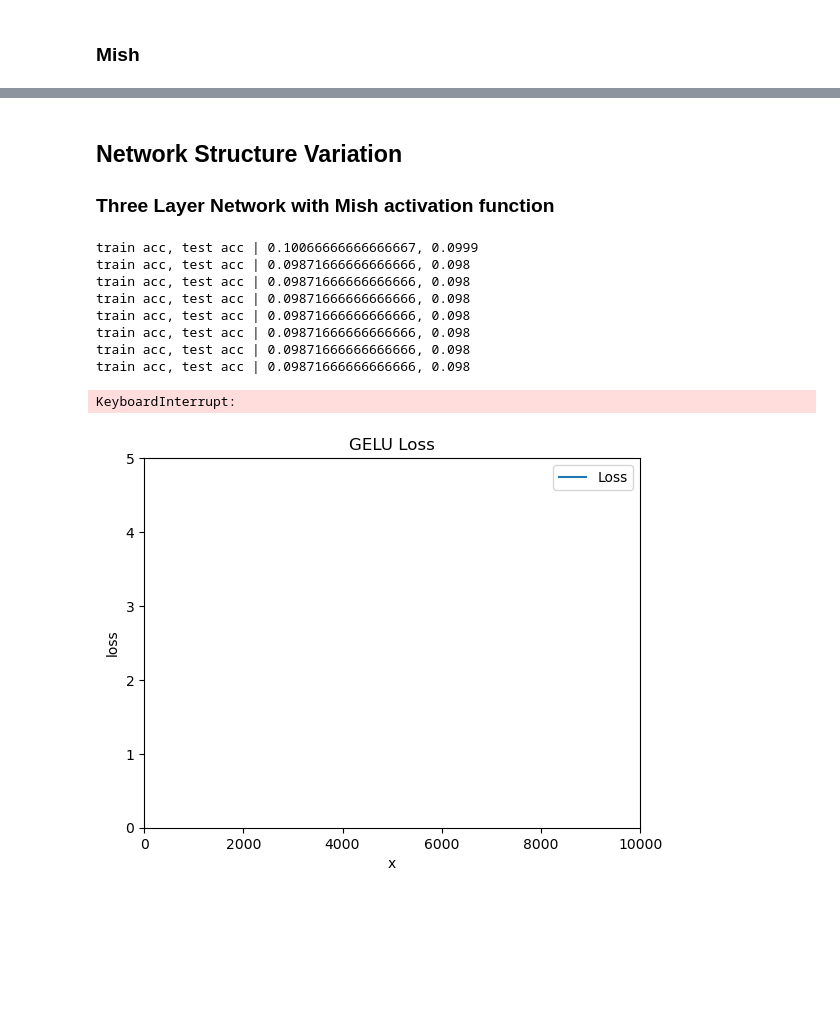
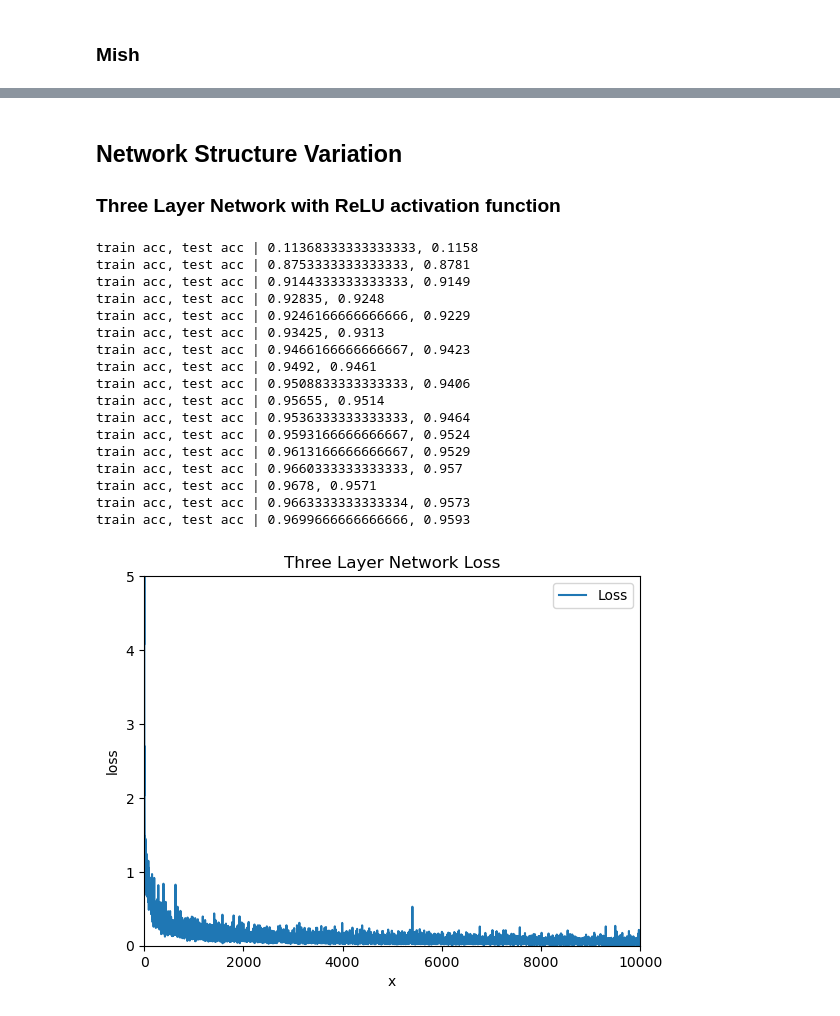
Before and after one commit to Thinline20/mnist_assignment, a Jupyter notebook: src/modified_net.ipynb, the cells around one changed output, grey strips where cells are left out. Saved outputs shown, nothing was run; the diff lists cells and outputs as text; code cells hidden in the pictures; blank space fills up the shorter version.

Commit message:
Add Three layer network

```diff
--- a/src/modified_net.ipynb
+++ b/src/modified_net.ipynb
@@ -189,62 +190,70 @@ final test accuracy: 0.9632
 # %% [markdown]
 ## Network Structure Variation
 
-### Three Layer Network with Mish activation function
+### Three Layer Network with ReLU activation function
 # %%
-gelu_network = BackPropagationNet(784, 100, 50, 10, activation_layer=Swish)
+tln_network = ThreeLayerNet(784, 60, 60, 10, activation_layer=ReLU)
 
-gelu_iters_num = 10000
-gelu_batch_size = 100
-gelu_lr = 0.1
+tln_iters_num = 10000
+tln_batch_size = 100
+tln_lr = 0.1
 
-gelu_train_loss_list = []
-gelu_train_acc_list = []
-gelu_test_acc_list = []
+tln_train_loss_list = []
+tln_train_acc_list = []
+tln_test_acc_list = []
 
-gelu_iter_per_epoch = max(train_size / gelu_batch_size, 1)
+tln_iter_per_epoch = max(train_size / tln_batch_size, 1)
 
-for i in range(gelu_iters_num):
-    batch_mask = np.random.choice(train_size, gelu_batch_size)
+for i in range(tln_iters_num):
+    batch_mask = np.random.choice(train_size, tln_batch_size)
     X_batch = X_train[batch_mask]
     T_batch = T_train[batch_mask]
 
-    grad = gelu_network.gradient(X_batch, T_batch)
+    grad = tln_network.gradient(X_batch, T_batch)
 
-    for key in ("W1", "B1", "W2", "B2"):
-        gelu_network.params[key] -= gelu_lr * grad[key]
+    for key in ("W1", "B1", "W2", "B2", "W3", "B3"):
+        tln_network.params[key] -= tln_lr * grad[key]
 
-    loss = gelu_network.loss(X_batch, T_batch)
-    gelu_train_loss_list.append(loss)
+    loss = tln_network.loss(X_batch, T_batch)
+    tln_train_loss_list.append(loss)
 
-    if i % gelu_iter_per_epoch == 0:
-        gelu_train_acc = gelu_network.accuracy(X_train, T_train)
-        gelu_test_acc = gelu_network.accuracy(X_test, T_test)
-        gelu_train_acc_list.append(gelu_train_acc)
-        gelu_test_acc_list.append(gelu_test_acc)
+    if i % tln_iter_per_epoch == 0:
+        tln_train_acc = tln_network.accuracy(X_train, T_train)
+        tln_test_acc = tln_network.accuracy(X_test, T_test)
+        tln_train_acc_list.append(tln_train_acc)
+        tln_test_acc_list.append(tln_test_acc)
 
-        print("train acc, test acc | " + str(gelu_train_acc) + ", " + str(gelu_test_acc))
+        print("train acc, test acc | " + str(tln_train_acc) + ", " + str(tln_test_acc))
 # %% [output]
-train acc, test acc | 0.10066666666666667, 0.0999
-train acc, test acc | 0.09871666666666666, 0.098
-train acc, test acc | 0.09871666666666666, 0.098
-train acc, test acc | 0.09871666666666666, 0.098
-train acc, test acc | 0.09871666666666666, 0.098
-train acc, test acc | 0.09871666666666666, 0.098
-train acc, test acc | 0.09871666666666666, 0.098
-train acc, test acc | 0.09871666666666666, 0.098
+train acc, test acc | 0.11368333333333333, 0.1158
+train acc, test acc | 0.8753333333333333, 0.8781
+train acc, test acc | 0.9144333333333333, 0.9149
+train acc, test acc | 0.92835, 0.9248
+train acc, test acc | 0.9246166666666666, 0.9229
+train acc, test acc | 0.93425, 0.9313
+train acc, test acc | 0.9466166666666667, 0.9423
+train acc, test acc | 0.9492, 0.9461
+train acc, test acc | 0.9508833333333333, 0.9406
+train acc, test acc | 0.95655, 0.9514
+train acc, test acc | 0.9536333333333333, 0.9464
+train acc, test acc | 0.9593166666666667, 0.9524
+train acc, test acc | 0.9613166666666667, 0.9529
+train acc, test acc | 0.9660333333333333, 0.957
+train acc, test acc | 0.9678, 0.9571
+train acc, test acc | 0.9663333333333334, 0.9573
+train acc, test acc | 0.9699666666666666, 0.9593
-KeyboardInterrupt:
 # %%
-x = np.arange(len(gelu_train_loss_list))
-plt.plot(x, gelu_train_loss_list, label="Loss")
+x = np.arange(len(tln_train_loss_list))
+plt.plot(x, tln_train_loss_list, label="Loss")
 plt.xlim(0, 10000)
 plt.ylim(0, 5.0)
 plt.xlabel("x")
 plt.ylabel("loss")
 plt.legend()
-plt.title("GELU Loss")
+plt.title("Three Layer Network Loss")
 plt.show()
 # %% [output]
-[figure, old version]
+[figure, new version]
 # %%
 markers = {"train": "o", "test": "s"}
 
```
Also changed, not shown: parts of 11 cells of this notebook, 1 other file.
